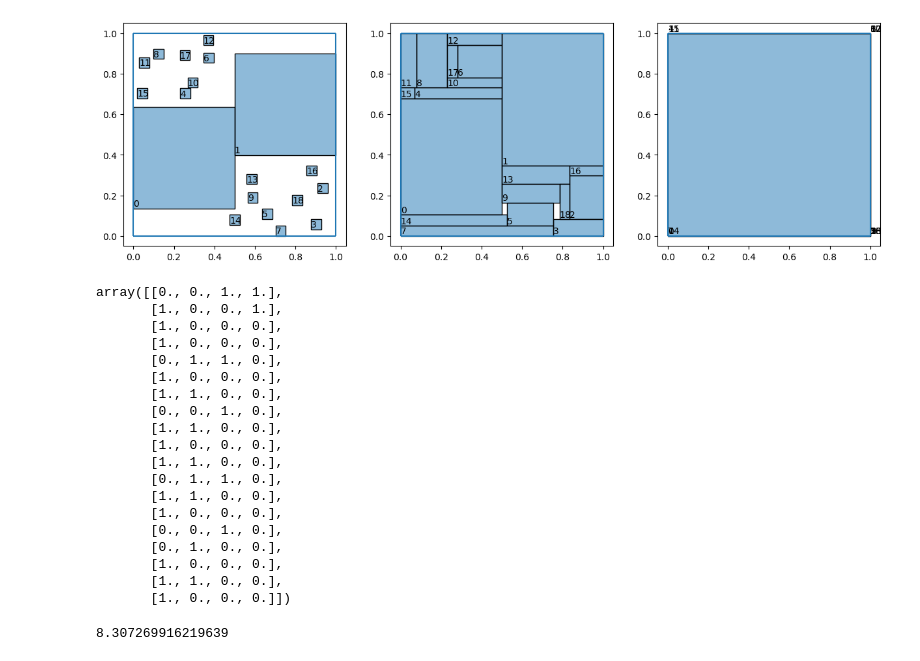
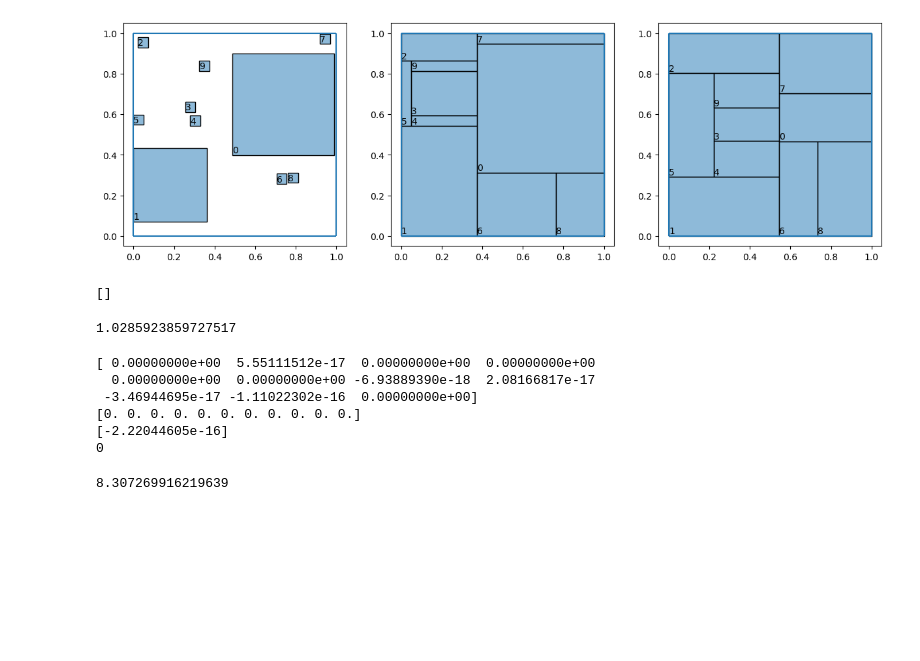
Before and after one commit to Polatucha16/SquareDivision, a Jupyter notebook: square_division_example.ipynb, the cells around one changed output. Drawn from its saved outputs; the diff is of its cells as text; code cells hidden in the pictures; blank space fills up the shorter version.

Commit message:
meh, hole closing not fixed

```diff
--- a/square_division_example.ipynb
+++ b/square_division_example.ipynb
@@ -1,37 +1,37 @@
 # %%
 from SquareDivision.src.rectangle_class import Rectangulation
 
-rects = Rectangulation(config={'seed' : 123457})# 1000000000000001})#123456})
-rects.execute(num=50)
+rects = Rectangulation(config={'seed' : 123456})# 1000000000000001})#123456})
+rects.execute(num=21)
 rects.prepare_constraints()
 rects.close_holes()
 rects.draw_closed()
 # %% [output]
-[figure, old version]
+[figure, new version]
+# %%
+rects.holes_idxs
+# %% [output]
+[]
+# %%
+rects.sol.fun
+# %% [output]
+1.0285923859727517
+# %%
+import numpy as np
+print(rects.const_trust[-3].A.dot(rects.clinched_rectangles.reshape(-1,5)[:,:-1].flatten()))
+print(rects.const_trust[-3].lb)
+print(rects.const_trust[-1].fun(rects.clinched_rectangles.reshape(-1,5)[:,:-1].flatten()))
+print(rects.const_trust[-1].ub)
+# %% [output]
+[ 0.00000000e+00  5.55111512e-17  0.00000000e+00  0.00000000e+00
+  0.00000000e+00  0.00000000e+00 -6.93889390e-18  2.08166817e-17
+ -3.46944695e-17 -1.11022302e-16  0.00000000e+00]
+[0. 0. 0. 0. 0. 0. 0. 0. 0. 0. 0.]
+[-2.22044605e-16]
+0
 # %%
-import numpy as np
 # rects.const_trust[-2].fun(rects.clinched_rectangles.reshape(-1,5)[:,:-1].flatten())
 np.round(rects.sol.x.reshape(-1,4))
-# %% [output]
-array([[0., 0., 1., 1.],
-       [1., 0., 0., 1.],
-       [1., 0., 0., 0.],
-       [1., 0., 0., 0.],
-       [0., 1., 1., 0.],
-       [1., 0., 0., 0.],
-       [1., 1., 0., 0.],
-       [0., 0., 1., 0.],
-       [1., 1., 0., 0.],
-       [1., 0., 0., 0.],
-       [1., 1., 0., 0.],
-       [0., 1., 1., 0.],
-       [1., 1., 0., 0.],
-       [1., 0., 0., 0.],
-       [0., 0., 1., 0.],
-       [0., 1., 0., 0.],
-       [1., 0., 0., 0.],
-       [1., 1., 0., 0.],
-       [1., 0., 0., 0.]])
 # %%
 rects.sol.fun
 # %% [output]
```
Also changed, not shown: 3 other files.
